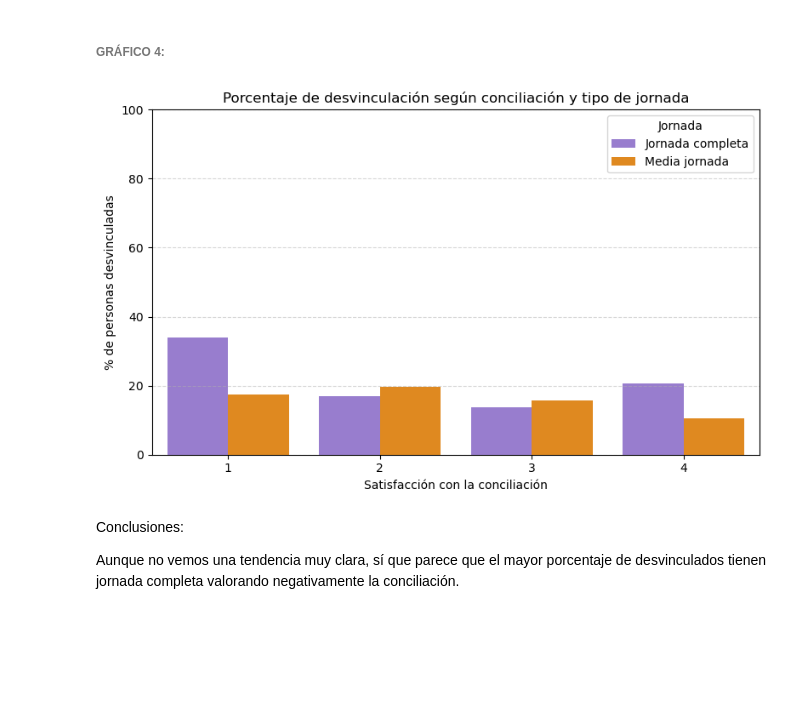
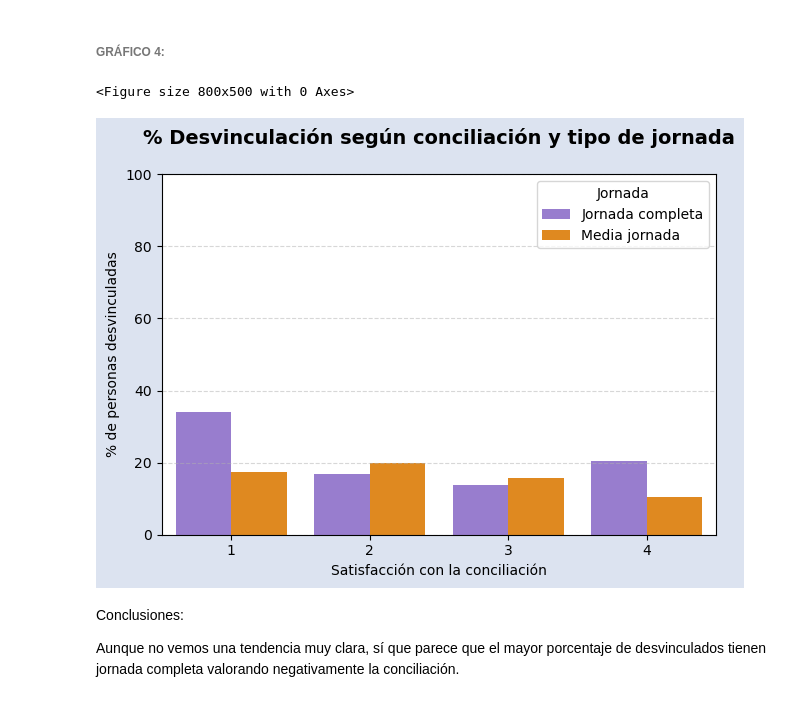
Before and after one commit to SilviaFarled/Modulo-3-Proyecto-Grupo4-Datahoot, a Jupyter notebook: PARTE-4_project-da-promo-52-modulo-3-team-4-VISUALIZACION.ipynb, the cells around one changed output. Saved outputs shown, nothing was run; the diff lists cells and outputs as text; code cells hidden in the pictures; blank space fills up the shorter version.

```diff
--- a/PARTE-4_project-da-promo-52-modulo-3-team-4-VISUALIZACION.ipynb
+++ b/PARTE-4_project-da-promo-52-modulo-3-team-4-VISUALIZACION.ipynb
@@ -248,35 +254,42 @@ df2 = df2.dropna(subset=['Satisf. conciliación', 'Estado', 'Jornada'])
 
 df_grouped = df2.groupby(['Satisf. conciliación', 'Jornada'])['Estado'].mean().reset_index()
 
 # Convertimos la proporción (0-1) a porcentaje (0-100)
 df_grouped['% Desvinculados'] = df_grouped['Estado'] * 100
 
 # Creamos la figura y el gráfico de barras
 plt.figure(figsize=(8, 5))
+
+fig, ax = plt.subplots()
+fig.patch.set_facecolor("#dce3f0")  # Cambia el color del fondo general
+ax.set_facecolor("#ffffff")
+
+
 sns.barplot(
     data=df_grouped,
     x='Satisf. conciliación',
     y='% Desvinculados',
     hue='Jornada',
     palette=colores_proyecto
 )
 
 # Etiquetas y título
-plt.title('Porcentaje de desvinculación según conciliación y tipo de jornada')
+plt.title('% Desvinculación según conciliación y tipo de jornada\n',fontsize=14, fontweight='bold')
 plt.ylabel('% de personas desvinculadas')
 plt.xlabel('Satisfacción con la conciliación')
 
 # Límites del eje Y y estilo de rejilla
 plt.ylim(0, 100)
 plt.grid(axis='y', linestyle='--', alpha=0.5)
 
 # Ajuste automático del diseño
 plt.tight_layout()
 
 # Mostramos el gráfico
 plt.show()
 # %% [output]
+<Figure size 800x500 with 0 Axes>
-[figure, old version]
+[figure, new version]
 # %% [markdown]
 Conclusiones:
 
```
Also changed, not shown: parts of 10 cells of this notebook.
